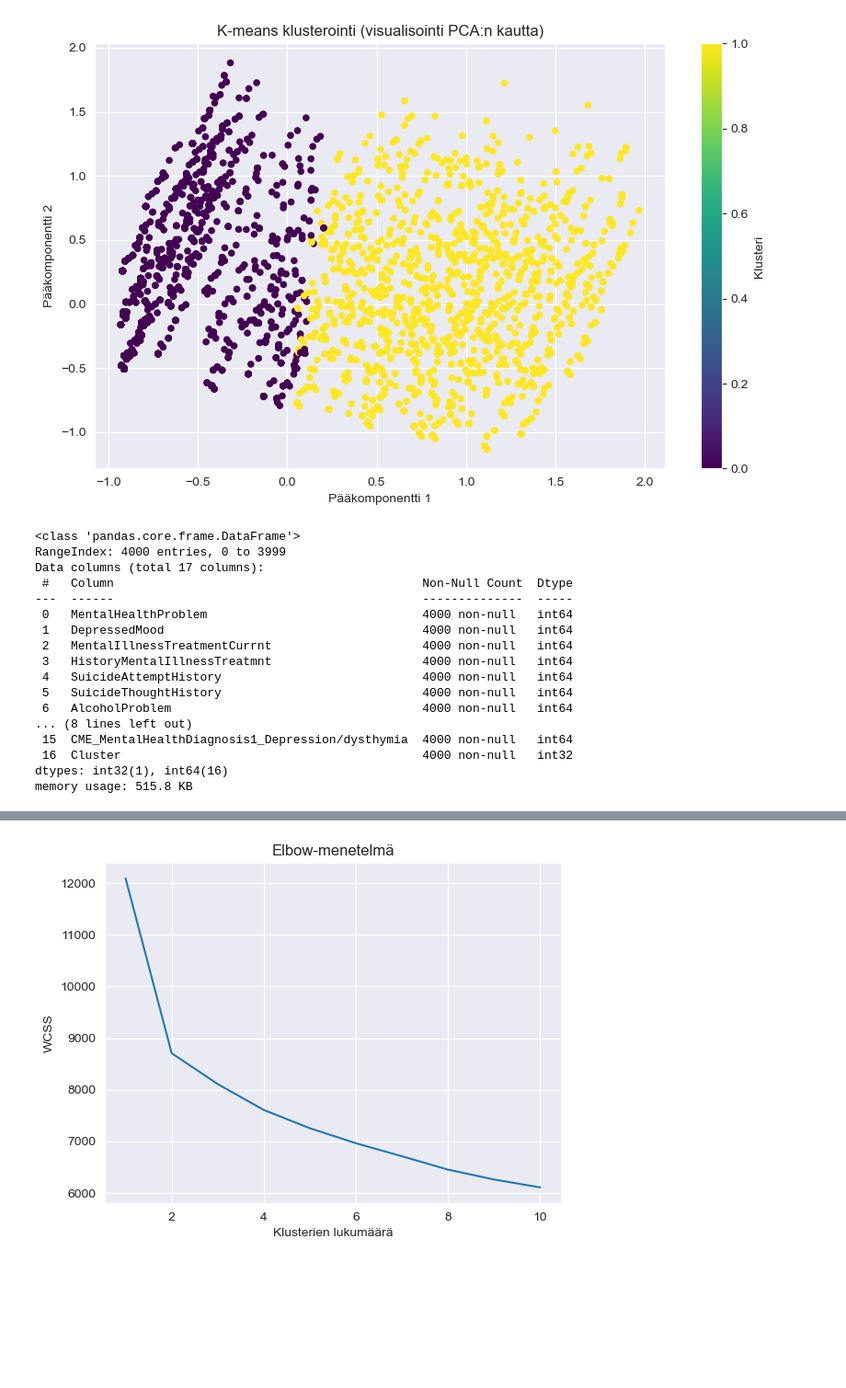
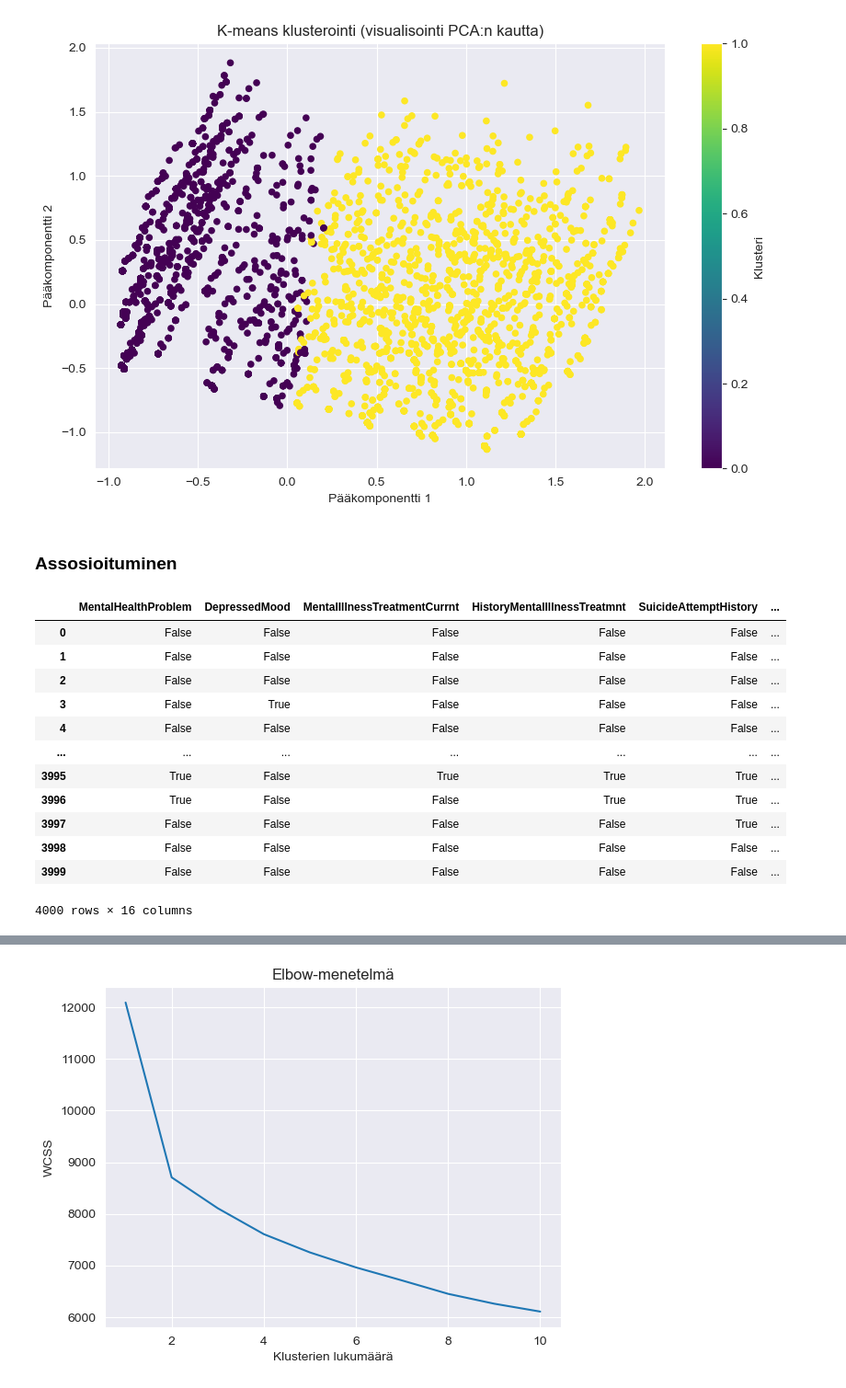
Before and after one commit to VladimirPiniazhin/Koneoppiminen, a Jupyter notebook: Harjoitustehtava.ipynb, the cells around one changed output, grey strips where cells are left out. Shown at 92% size. Saved outputs shown, nothing was run; the diff lists cells and outputs as text; code cells hidden in the pictures; blank space fills up the shorter version.

```diff
--- a/Harjoitustehtava.ipynb
+++ b/Harjoitustehtava.ipynb
@@ -190,22 +229,21 @@ data['Cluster'] = kmeans.labels_
 [figure]
 # %%
 df = data.copy()
-df.info()
-# %% [output]
-<class 'pandas.core.frame.DataFrame'>
-RangeIndex: 4000 entries, 0 to 3999
-Data columns (total 17 columns):
- #   Column                                           Non-Null Count  Dtype
----  ------                                           --------------  -----
- 0   MentalHealthProblem                              4000 non-null   int64
- 1   DepressedMood                                    4000 non-null   int64
- 2   MentalIllnessTreatmentCurrnt                     4000 non-null   int64
- 3   HistoryMentalIllnessTreatmnt                     4000 non-null   int64
- 4   SuicideAttemptHistory                            4000 non-null   int64
- 5   SuicideThoughtHistory                            4000 non-null   int64
- 6   AlcoholProblem                                   4000 non-null   int64
-... (8 lines left out)
- 15  CME_MentalHealthDiagnosis1_Depression/dysthymia  4000 non-null   int64
- 16  Cluster                                          4000 non-null   int32
-dtypes: int32(1), int64(16)
-memory usage: 515.8 KB
+# %% [markdown]
+### Assosioituminen
+# %%
+df_association
+# %% [output]
+|  | MentalHealthProblem | DepressedMood | MentalIllnessTreatmentCurrnt | HistoryMentalIllnessTreatmnt | SuicideAttemptHistory | ... |
+| 0 | False | False | False | False | False | ... |
+| 1 | False | False | False | False | False | ... |
+| 2 | False | False | False | False | False | ... |
+| 3 | False | True | False | False | False | ... |
+| 4 | False | False | False | False | False | ... |
+| ... | ... | ... | ... | ... | ... | ... |
+| 3995 | True | False | True | True | True | ... |
+| 3996 | True | False | False | True | True | ... |
+| 3997 | False | False | False | False | True | ... |
+| 3998 | False | False | False | False | False | ... |
+| 3999 | False | False | False | False | False | ... |
+4000 rows × 16 columns
```
Also changed, not shown: parts of 36 cells of this notebook.
